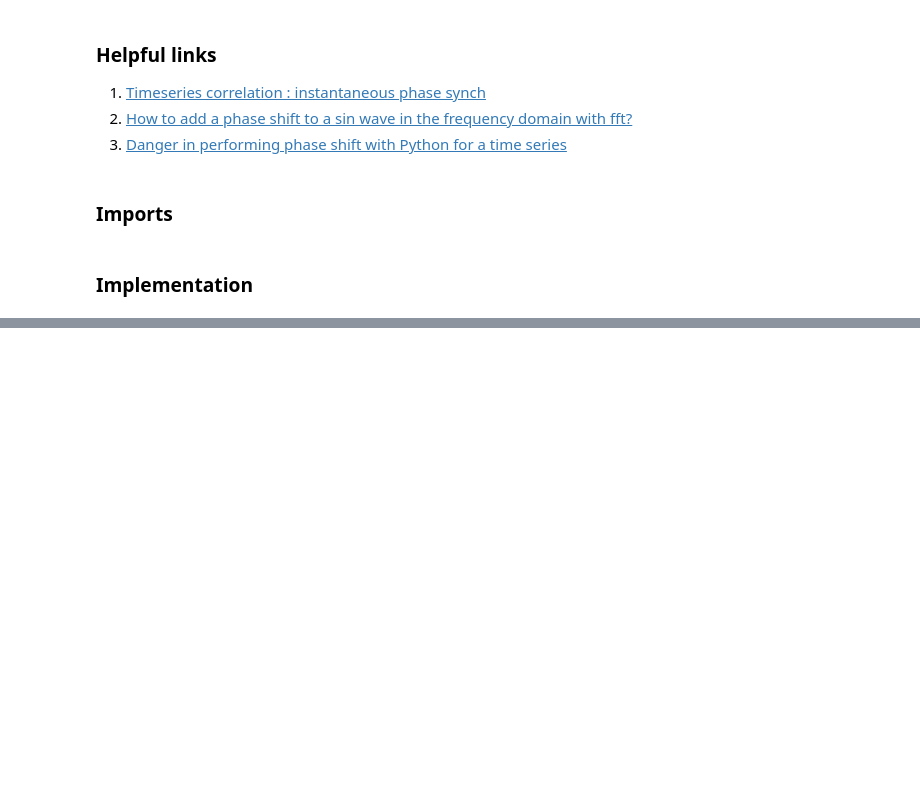
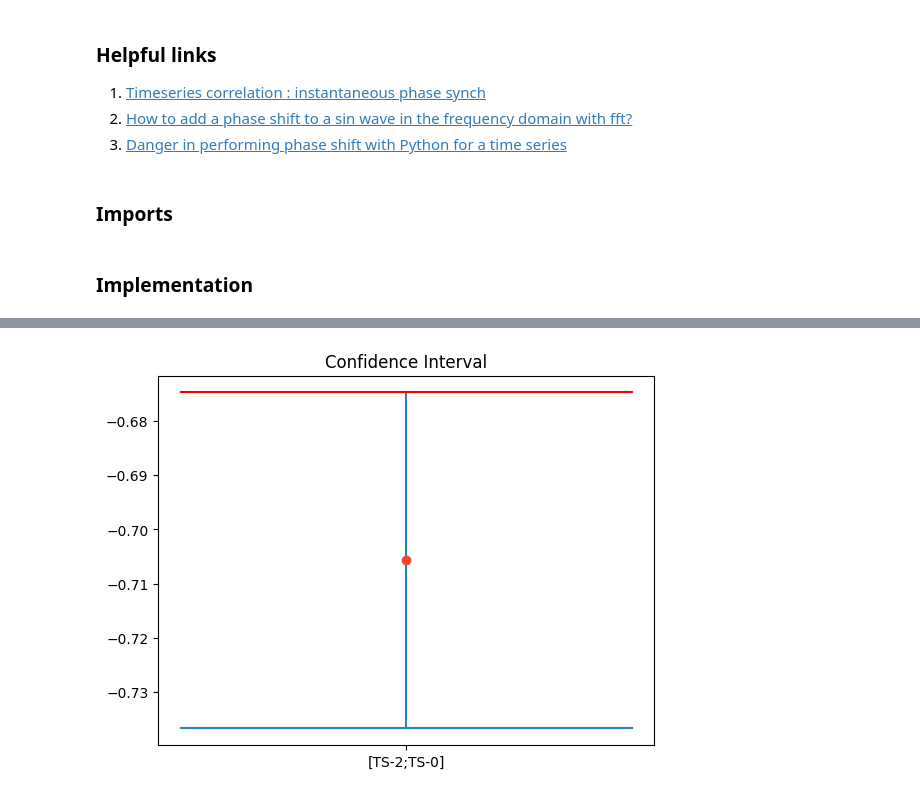
Before and after one commit to CristoferSilva/SyntheticTimeSeriesDataset, a Jupyter notebook: syntheticTimeSeriesDataset.ipynb, the cells around one changed output, grey strips where cells are left out. Drawn from its saved outputs; the diff is of its cells as text; code cells hidden in the pictures; blank space fills up the shorter version.

```diff
--- a/syntheticTimeSeriesDataset.ipynb
+++ b/syntheticTimeSeriesDataset.ipynb
@@ -19,0 +31,15 @@
+# %%
+ci_95 = st.pearsonr(time_series[2].real, time_series[0].real).confidence_interval(confidence_level=0.95)
+horizontal_line_width = 0.25
+left = 1 - horizontal_line_width / 2
+right = 1 + horizontal_line_width / 2
+
+plt.title('Confidence Interval')
+plt.xticks([1, 2, 3, 4], ['[TS-2;TS-0]', 'BF', 'FFD', 'BFD'])
+plt.plot([1,1], [ci_95.high ,ci_95.low], color='#2187bb')
+plt.plot([left, right], [ci_95.high, ci_95.high], color='red')
+plt.plot([left, right], [ci_95.low, ci_95.low], color='#2187bb')
+plt.plot(1, (ci_95.high+ci_95.low)/2, 'o', color='#f44336')
+plt.show()
+# %% [output]
+[figure, added]
```
Also changed, not shown: parts of 5 cells of this notebook, 1 other file.
